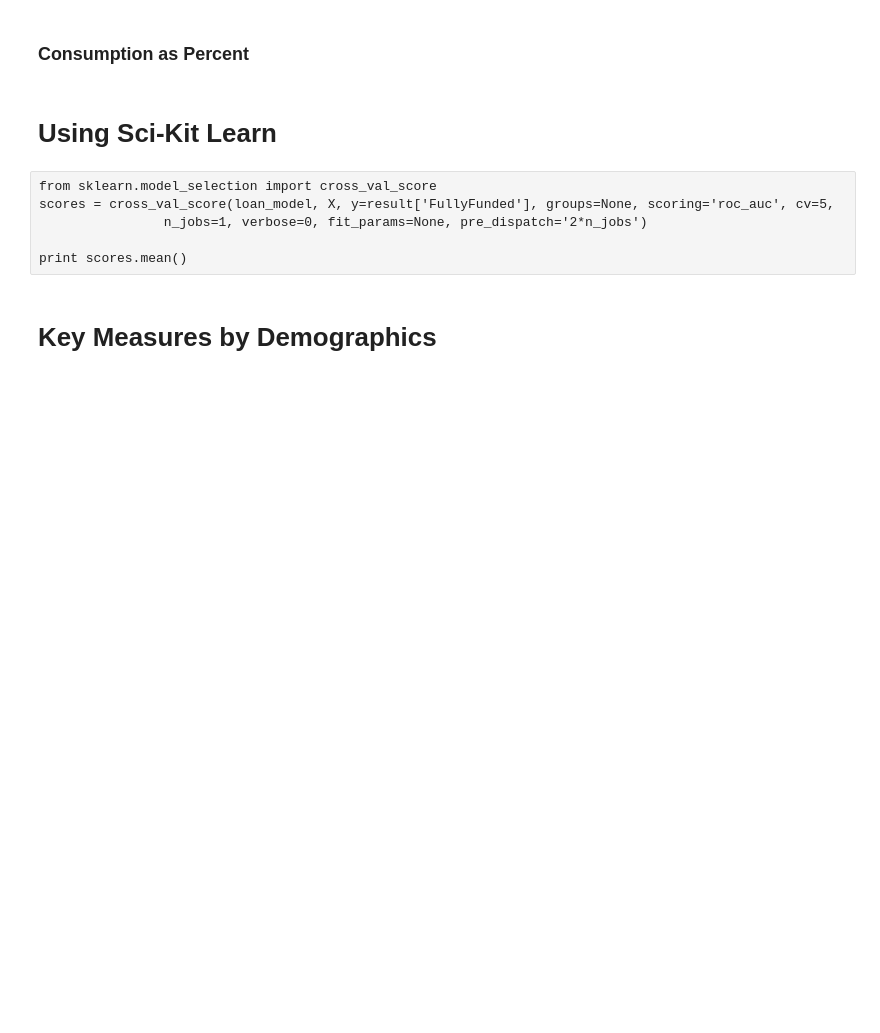
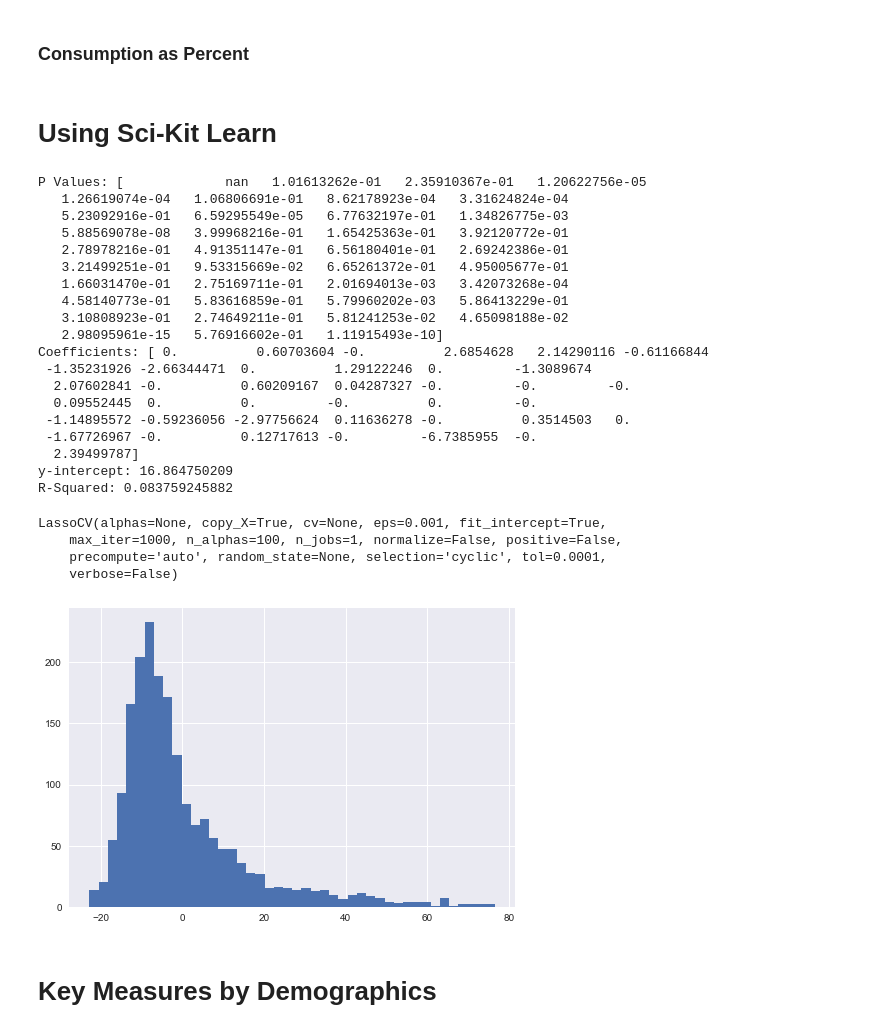
Before and after one commit to anne1987/Data_Science_AAR_2.0, a Jupyter notebook: projects/AAR_final-project/Project Notebook v2.ipynb, the cells around one changed output. Saved outputs shown, nothing was run; the diff lists cells and outputs as text; code cells hidden in the pictures; blank space fills up the shorter version.

```diff
--- a/projects/AAR_final-project/Project Notebook v2.ipynb
+++ b/projects/AAR_final-project/Project Notebook v2.ipynb
@@ -148,5 +144,5 @@ dHH_Income.info()
 # %% [markdown]
 ## Employment
 # %%
-dEmployment = pd.get_dummies(dtt.Employment,prefix='Employment')
+dEmployment = pd.get_dummies(dtt.Employment,prefix='Employment', drop_first=True)
 dEmployment.info()
@@ -153,5 +158,5 @@ dEmployment.info()
 # %% [markdown]
 ## Education
 # %%
-dEducation = pd.get_dummies(dtt.Education,prefix='Education')
+dEducation = pd.get_dummies(dtt.Education,prefix='Education', drop_first=True)
 dEducation.info()
@@ -158,5 +175,5 @@ dEducation.info()
 # %% [markdown]
 ## Marital Status
 # %%
-dMarital_Status = pd.get_dummies(dtt.Marital_Status,prefix='Marital_Status')
+dMarital_Status = pd.get_dummies(dtt.Marital_Status,prefix='Marital_Status', drop_first=True)
 dMarital_Status.info()
@@ -175,42 +239,41 @@ import statsmodels.api as sm
 # %%
 XGender = dtt[['Gender_Male']]
 # %%
-XAge_Breaks = dtt[['Age_12-17', 'Age_18-24', 'Age_25-34', 'Age_35-44', 'Age_45-54', 'Age_55-64', 'Age_65-74']]
+XAge_Breaks = dtt[['Age_18-24', 'Age_25-34', 'Age_35-44', 'Age_45-54', 'Age_55-64', 'Age_65-74']]
 
 XAge = dtt[['Age']]
 
-XRace = dtt[['Race_Asian','Race_Black','Race_Hispanic','Race_Other','Race_White']]
+XRace = dtt[['Race_Black','Race_Hispanic','Race_Other','Race_White']]
 
-XParent = dtt[['Parent_No','Parent_Yes']]
+XParent = dtt[['Parent_Yes']]
 
-XRegion = dtt[['Region_Midwest', 'Region_Northeast', 'Region_South', 'Region_West']]
+XRegion = dtt[['Region_Northeast', 'Region_South', 'Region_West']]
 
 
-XIncome = dtt[['Income_1 - < $20K', 'Income_2 - $20 to $29K', 'Income_3 - $30 to $39K',
+XIncome = dtt[['Income_2 - $20 to $29K', 'Income_3 - $30 to $39K',
                'Income_4 - $40 to $59K', 'Income_5 - $60 to $74K',
                'Income_6 - $75 to $99K', 'Income_7 - $100 to $149K',
                'Income_8 - $150 to $199K', 'Income_9 - $200K+', 'Income_Prefer not to answer']]
 
-XEmpl = dtt[['Employment_1 - Full time', 'Employment_2 - Part time',
+XEmpl = dtt[['Employment_2 - Part time',
              'Employment_3 - Retired', 'Employment_4 - Not employed']]
 
 
-XEdu = dtt[['Education_1 - HS or less', 'Education_2 - HS Grad', 'Education_3 - Some coll',
+XEdu = dtt[['Education_2 - HS Grad', 'Education_3 - Some coll',
             'Education_4 - Coll Grad', 'Education_5 - Some Post-grad', 'Education_6 - Post-grad',
             'Education_7 - Prefer not to answer']]
 
 
-XMar = dtt[['Marital_Status_Living with a partner', 'Marital_Status_Married',
-            'Marital_Status_Prefer not to answer', 'Marital_Status_Single']]
+XMar = dtt[['Marital_Status_Married', 'Marital_Status_Single']]
 
 XPercent = dtt[['Buy_percent', 'Rent_Disc_Percent', 'Rent_Digital_Percent']]
 
 XMethod = dtt[['Total Bought', 'Total Discs Rented', 'Total Digital Rented']]
 
 XAll_Age_Breaks = pd.concat([XGender, XAge_Breaks, XRace, XParent, XRegion, XIncome, XEmpl,
-                      XEdu, XMar, XPercent, XMethod],axis=1)
+                      XEdu, XMar, XPercent],axis=1)
 
 XAll_Age = pd.concat([XGender, XAge, XRace, XParent, XRegion, XIncome, XEmpl,
-                      XEdu, XMar, XPercent, XMethod],axis=1)
+                      XEdu, XMar, XPercent],axis=1)
 
 XAll_Age.info()
@@ -322,6 +399,34 @@ def get_linear_model_metrics(X, y, algo):
-# %% [raw]
-from sklearn.model_selection import cross_val_score
-scores = cross_val_score(loan_model, X, y=result['FullyFunded'], groups=None, scoring='roc_auc', cv=5,
-                n_jobs=1, verbose=0, fit_params=None, pre_dispatch='2*n_jobs')
-
-print scores.mean()
+# %%
+from sklearn import feature_selection, linear_model
+
+from sklearn.model_selection import cross_val_score
+
+model = linear_model.LassoCV()
+model.fit(XAll_Age_Breaks,dtt['Total_Paid_HE_Movies'])
+
+get_linear_model_metrics(XAll_Age_Breaks,dtt['Total_Paid_HE_Movies'],model)
+# %% [output]
+P Values: [             nan   1.01613262e-01   2.35910367e-01   1.20622756e-05
+   1.26619074e-04   1.06806691e-01   8.62178923e-04   3.31624824e-04
+   5.23092916e-01   6.59295549e-05   6.77632197e-01   1.34826775e-03
+   5.88569078e-08   3.99968216e-01   1.65425363e-01   3.92120772e-01
+   2.78978216e-01   4.91351147e-01   6.56180401e-01   2.69242386e-01
+   3.21499251e-01   9.53315669e-02   6.65261372e-01   4.95005677e-01
+   1.66031470e-01   2.75169711e-01   2.01694013e-03   3.42073268e-04
+   4.58140773e-01   5.83616859e-01   5.79960202e-03   5.86413229e-01
+   3.10808923e-01   2.74649211e-01   5.81241253e-02   4.65098188e-02
+   2.98095961e-15   5.76916602e-01   1.11915493e-10]
+Coefficients: [ 0.          0.60703604 -0.          2.6854628   2.14290116 -0.61166844
+ -1.35231926 -2.66344471  0.          1.29122246  0.         -1.3089674
+  2.07602841 -0.          0.60209167  0.04287327 -0.         -0.         -0.
+  0.09552445  0.          0.         -0.          0.         -0.
+ -1.14895572 -0.59236056 -2.97756624  0.11636278 -0.          0.3514503   0.
+ -1.67726967 -0.          0.12717613 -0.         -6.7385955  -0.
+  2.39499787]
+y-intercept: 16.864750209
+R-Squared: 0.083759245882
+LassoCV(alphas=None, copy_X=True, cv=None, eps=0.001, fit_intercept=True,
+    max_iter=1000, n_alphas=100, n_jobs=1, normalize=False, positive=False,
+    precompute='auto', random_state=None, selection='cyclic', tol=0.0001,
+    verbose=False)
+[figure, added]
```
Also changed, not shown: parts of 13 cells of this notebook.
